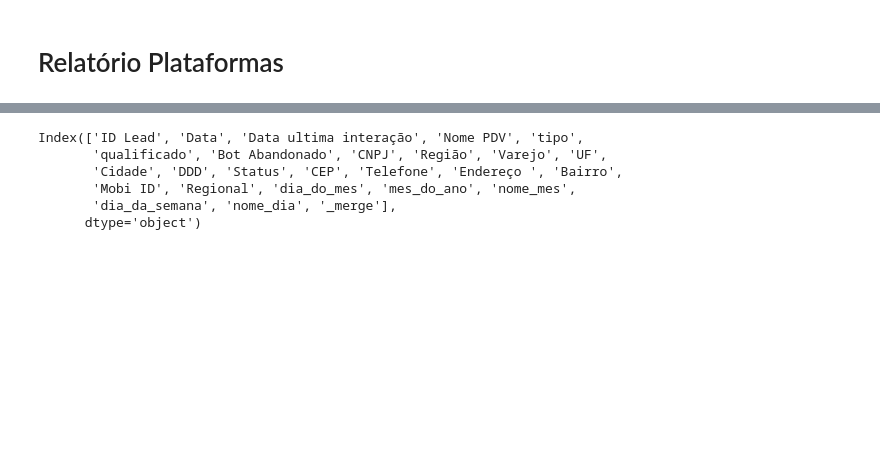
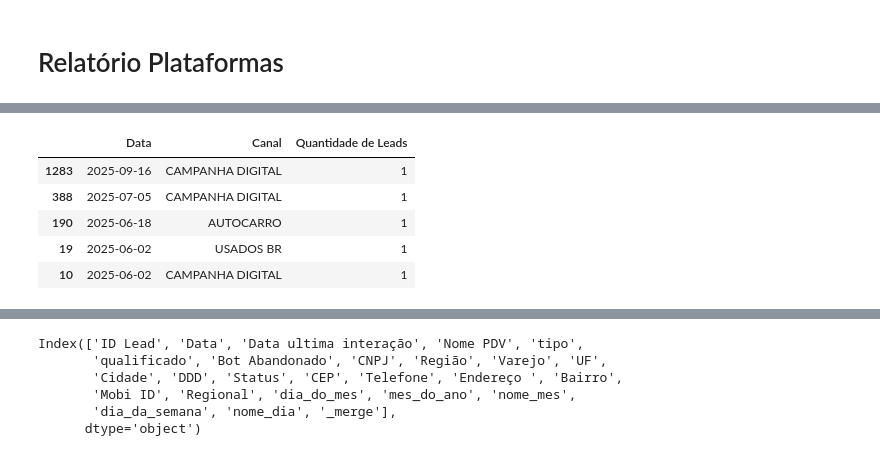
Before and after one commit to movi-data/painel_performance, a Jupyter notebook: painel_performance.ipynb, the cells around one changed output, grey strips where cells are left out. Cells and saved outputs as stored; diff of their text form; code cells hidden in the pictures; blank space fills up the shorter version.

```diff
--- a/painel_performance.ipynb
+++ b/painel_performance.ipynb
@@ -46,3 +46,12 @@ leads_por_canal_mes.head()
+# %%
+leads_por_canal_mes.tail()
+# %% [output]
+|  | Data | Canal | Quantidade de Leads |
+| 1283 | 2025-09-16 | CAMPANHA DIGITAL | 1 |
+| 388 | 2025-07-05 | CAMPANHA DIGITAL | 1 |
+| 190 | 2025-06-18 | AUTOCARRO | 1 |
+| 19 | 2025-06-02 | USADOS BR | 1 |
+| 10 | 2025-06-02 | CAMPANHA DIGITAL | 1 |
 # %%
 import pandas as pd
 
```
Also changed, not shown: parts of 1 cell of this notebook.
